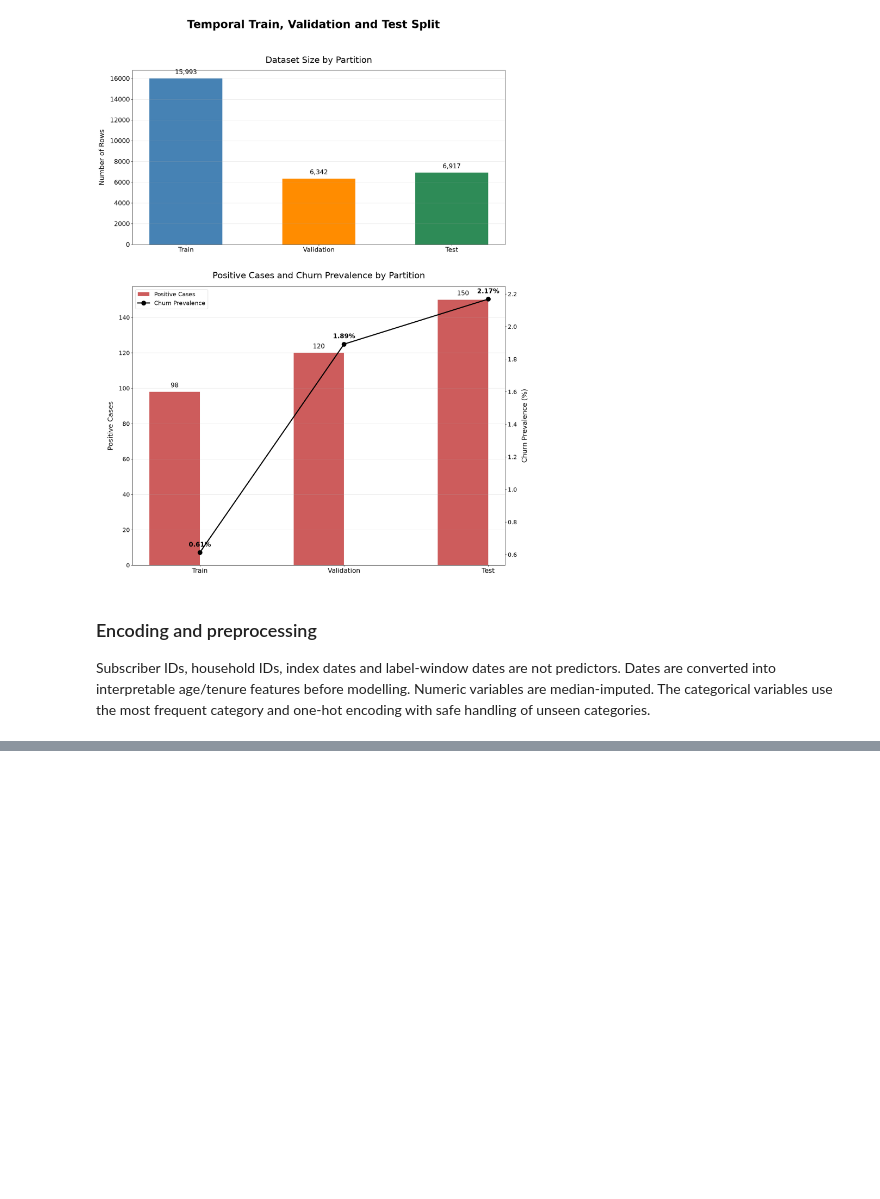
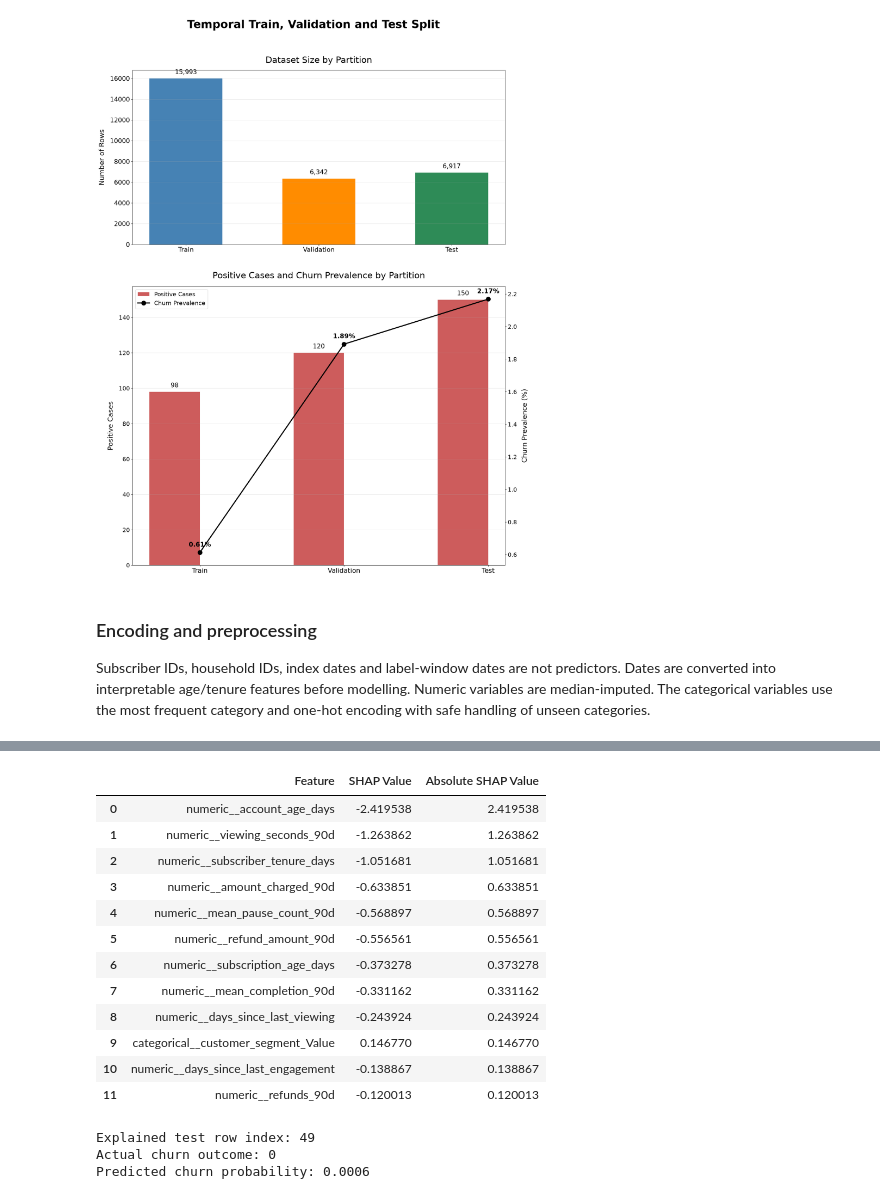
Before and after one commit to Thakgalo-Sehlola/capstone-project, a Jupyter notebook: notebooks/SS3_PartB.ipynb, the cells around one changed output, grey strips where cells are left out. Cells and saved outputs as stored; diff of their text form; code cells hidden in the pictures; blank space fills up the shorter version.

Commit message:
Added the interpretations, SHAP explanation (Explainable AI), benchmarking and calibration

```diff
--- a/notebooks/SS3_PartB.ipynb
+++ b/notebooks/SS3_PartB.ipynb
@@ -1511,0 +2304,48 @@ def make_preprocessor(scale_numeric=False):
+# %%
+# Explain the first sampled test observation
+# and rank its strongest feature contributions
+if shap_values is not None:
+
+    local_index = 0
+
+    local_shap = (
+        pd.DataFrame({
+            "Feature": transformed_feature_names,
+            "SHAP Value": shap_values[local_index],
+            "Absolute SHAP Value": np.abs(shap_values[local_index]),
+        })
+        .sort_values("Absolute SHAP Value", ascending=False)
+        .head(12)
+        .reset_index(drop=True)
+    )
+
+    # Display the 12 features with the greatest impact on this prediction
+    display(local_shap)
+
+    # Report the observation's actual outcome
+    # and predicted churn probability
+    test_row_index = int(sample_indices[local_index])
+
+    print(f"Explained test row index: {test_row_index}")
+    print(f"Actual churn outcome: {int(y_test.iloc[test_row_index])}")
+    print(f"Predicted churn probability: {test_prob[test_row_index]:.4f}")
+
+else:
+    print("Local SHAP explanation unavailable because SHAP values were not calculated.")
+# %% [output]
+|  | Feature | SHAP Value | Absolute SHAP Value |
+| 0 | numeric__account_age_days | -2.419538 | 2.419538 |
+| 1 | numeric__viewing_seconds_90d | -1.263862 | 1.263862 |
+| 2 | numeric__subscriber_tenure_days | -1.051681 | 1.051681 |
+| 3 | numeric__amount_charged_90d | -0.633851 | 0.633851 |
+| 4 | numeric__mean_pause_count_90d | -0.568897 | 0.568897 |
+| 5 | numeric__refund_amount_90d | -0.556561 | 0.556561 |
+| 6 | numeric__subscription_age_days | -0.373278 | 0.373278 |
+| 7 | numeric__mean_completion_90d | -0.331162 | 0.331162 |
+| 8 | numeric__days_since_last_viewing | -0.243924 | 0.243924 |
+| 9 | categorical__customer_segment_Value | 0.146770 | 0.146770 |
+| 10 | numeric__days_since_last_engagement | -0.138867 | 0.138867 |
+| 11 | numeric__refunds_90d | -0.120013 | 0.120013 |
+Explained test row index: 49
+Actual churn outcome: 0
+Predicted churn probability: 0.0006
```
Also changed, not shown: parts of 18 cells of this notebook.
